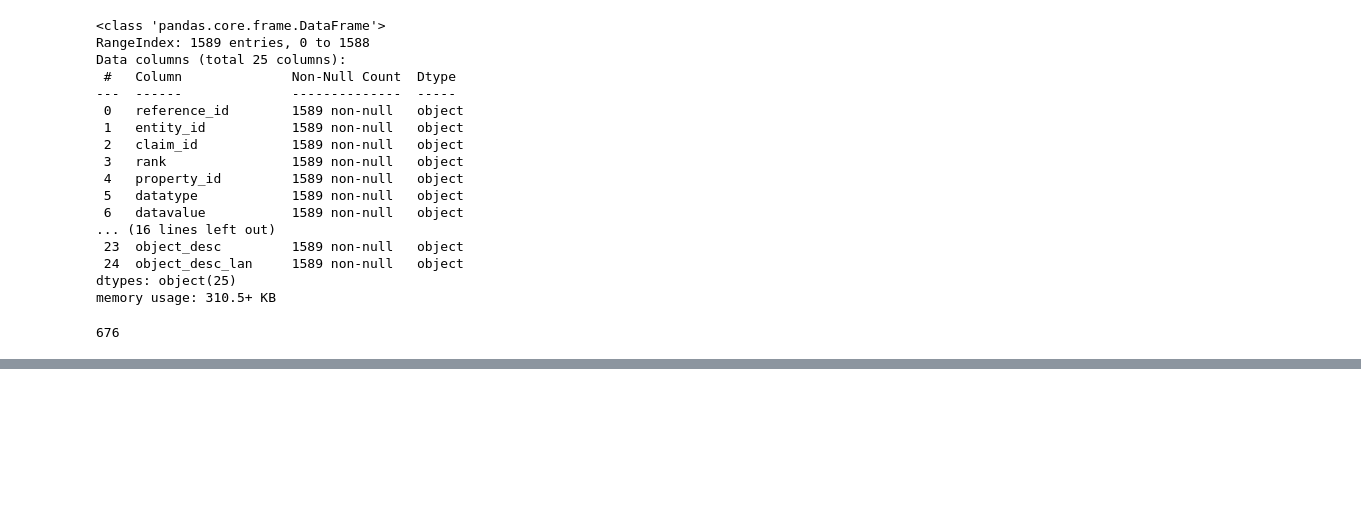
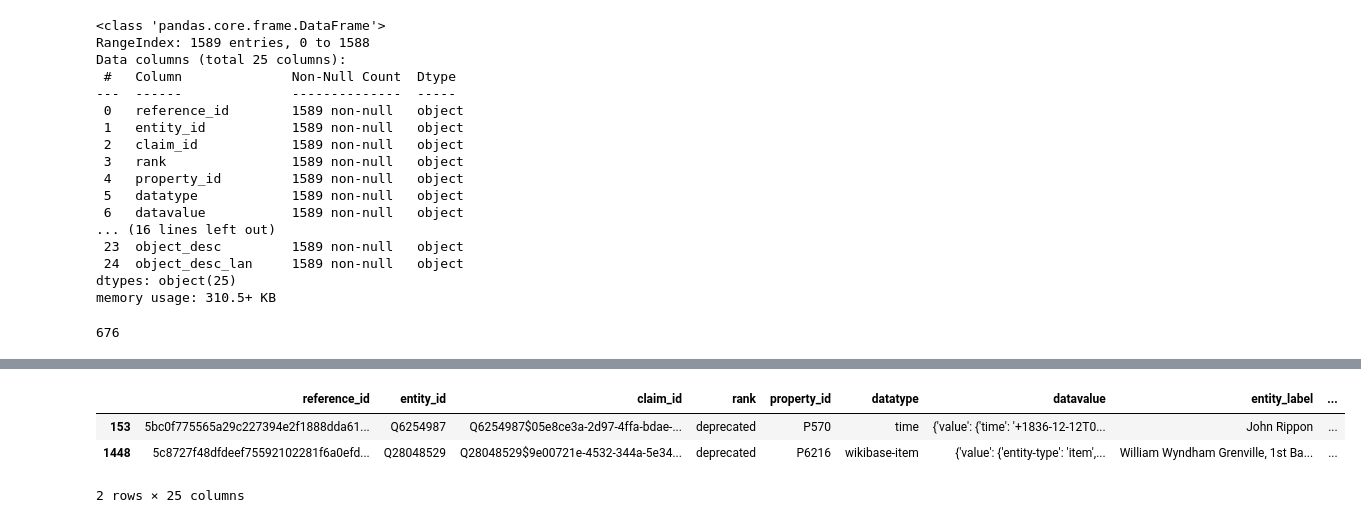
Before and after one commit to gabrielmaia7/WD_Textual_References_Dataset, a Jupyter notebook: 2. Obtaining Claim Data.ipynb, the cells around one changed output, grey strips where cells are left out. Saved outputs shown, nothing was run; the diff lists cells and outputs as text; code cells hidden in the pictures; blank space fills up the shorter version.

```diff
--- a/2. Obtaining Claim Data.ipynb
+++ b/2. Obtaining Claim Data.ipynb
@@ -259,0 +262,7 @@ claim_df
+# %%
+claim_df[claim_df['rank'] == 'deprecated']
+# %% [output]
+|  | reference_id | entity_id | claim_id | rank | property_id | datatype | datavalue | entity_label | ... |
+| 153 | 5bc0f775565a29c227394e2f1888dda61... | Q6254987 | Q6254987$05e8ce3a-2d97-4ffa-bdae-... | deprecated | P570 | time | {'value': {'time': '+1836-12-12T0... | John Rippon | ... |
+| 1448 | 5c8727f48dfdeef75592102281f6a0efd... | Q28048529 | Q28048529$9e00721e-4532-344a-5e34... | deprecated | P6216 | wikibase-item | {'value': {'entity-type': 'item',... | William Wyndham Grenville, 1st Ba... | ... |
+2 rows × 25 columns
```
Also changed, not shown: parts of 3 cells of this notebook, 6 other files.
